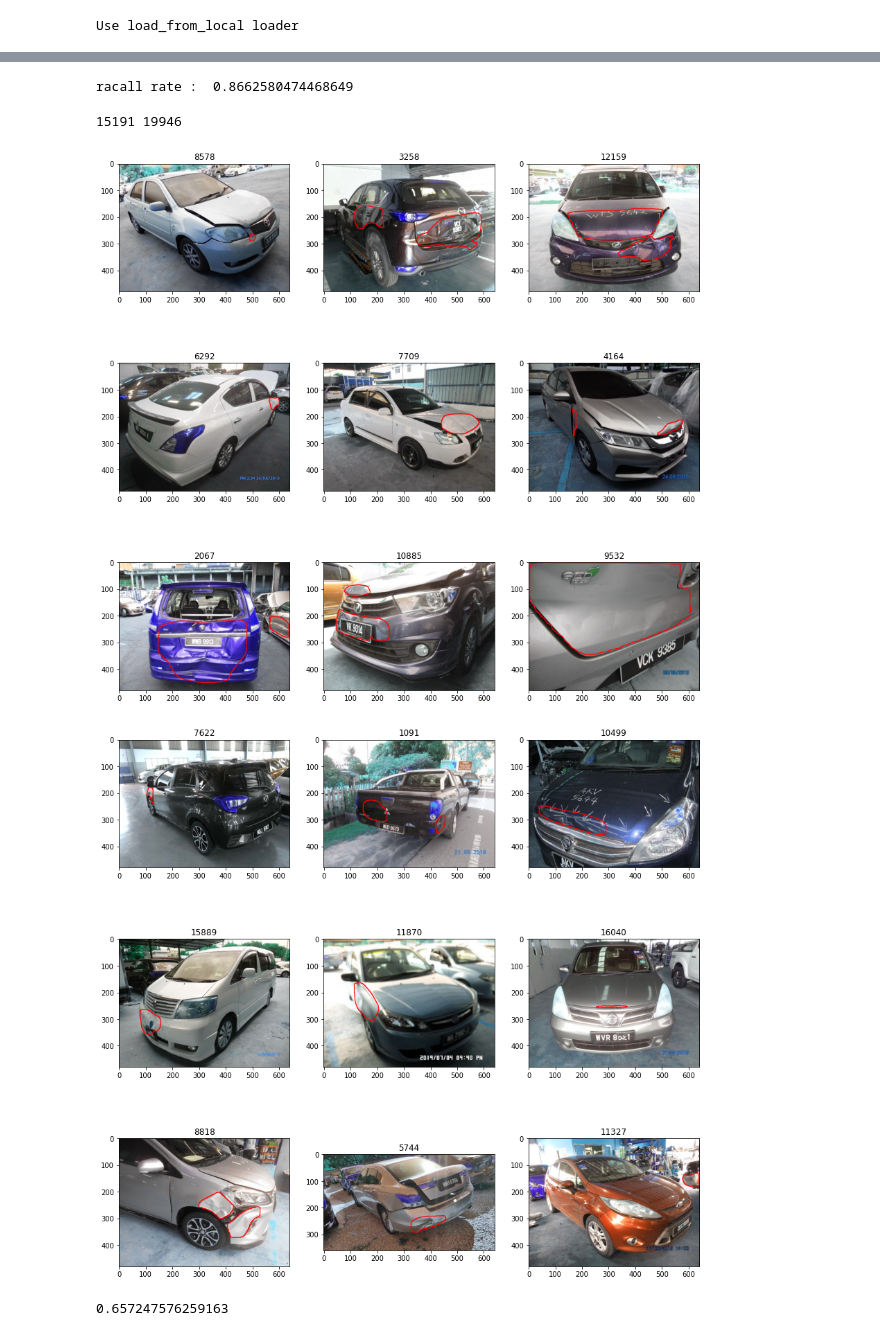
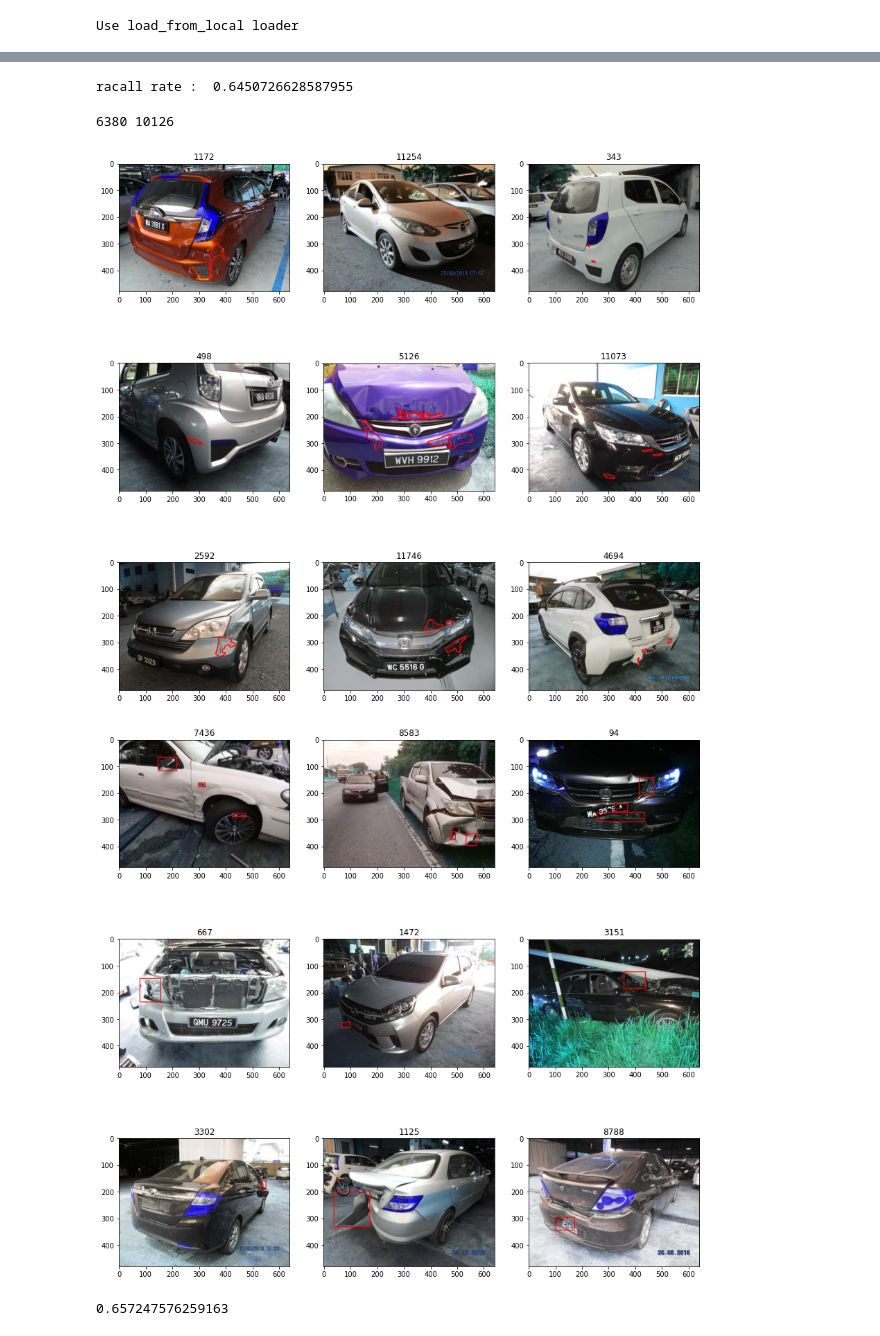
Before and after one commit to mtcld/CBNetV2, a Jupyter notebook: demo/pseudo_label.ipynb, the cells around one changed output, grey strips where cells are left out. Drawn from its saved outputs; the diff is of its cells as text; code cells hidden in the pictures.

```diff
--- a/demo/pseudo_label.ipynb
+++ b/demo/pseudo_label.ipynb
@@ -12,7 +12,7 @@ from collections import OrderedDict
 from pathlib import Path
 import random
 # %%
-damage = 'dent'
+damage = 'combine_crack'
 path = Path('/mmdetection/data/merimen_coco/26_8/'+damage)
 data = json.load(open(path/'annotations'/'total.json'))
 print(len(data['images']),len(data['annotations']))
@@ -29,15 +29,18 @@ if damage == 'loose':
     config_file = '../models/loose/loose.py'
     checkpoint_file = '../models/loose/epoch_9.pth'
 
-if damage == 'crack':
-    config_file = '../models/crack_mosaic/crack_mosaic.py'
-    checkpoint_file = '../models/crack_mosaic/epoch_7.pth'
+if damage == 'combine_crack':
+    config_file = '../checkpoints/combine_crack_phase_1/combine_crack.py'
+    checkpoint_file = '../checkpoints/combine_crack_phase_1/epoch_28.pth'
 
 if damage == 'scratch':
-    config_file = '../models/scratch_pseudo_brightness/scratch_pseudo.py'
-    checkpoint_file = '../models/scratch_pseudo_brightness/epoch_9.pth'
+    config_file = '../checkpoints/scratch_phase_1/scratch_merimen.py'
+    checkpoint_file = '../checkpoints/scratch_phase_1/epoch_28.pth'
     #config_file = '../models/scrach_mosaic_5k/scratch_mosaic_detectors.py'
     #checkpoint_file = '../models/scrach_mosaic_5k/epoch_9.pth'
+if damage == 'combine_missing':
+    config_file = '../work_dirs/missing/missing.py'
+    checkpoint_file = '../work_dirs/missing/epoch_10.pth'
 # %%
 model = init_detector(config_file, checkpoint_file, device='cuda:0')
 # %% [output]
@@ -134,12 +176,12 @@ num tp :  19645
 # %%
 print('racall rate : ',num_tp/len(data['annotations']))
 # %% [output]
-racall rate :  0.8662580474468649
+racall rate :  0.6450726628587955
 # %%
 pseudo_data = json.load(open(path/'annotations'/'post_pseudo.json'))
 print(len(pseudo_data['images']),len(pseudo_data['annotations']))
 # %% [output]
-15191 19946
+6380 10126
 # %%
 def sample(js_data):
     #i = random.choice(js_data['images'])
@@ -163,11 +205,11 @@ def sample(js_data):
 # %%
 sample(pseudo_data)
 # %% [output]
-[figure, old version]
+[figure, new version]
 # %%
-sample(pseudo_data)
+sample(data)
 # %% [output]
-[figure, old version]
+[figure, new version]
 # %%
 dent : 5559/8458
 # %% [output]
```
Also changed, not shown: parts of 3 cells of this notebook, 32 other files.
